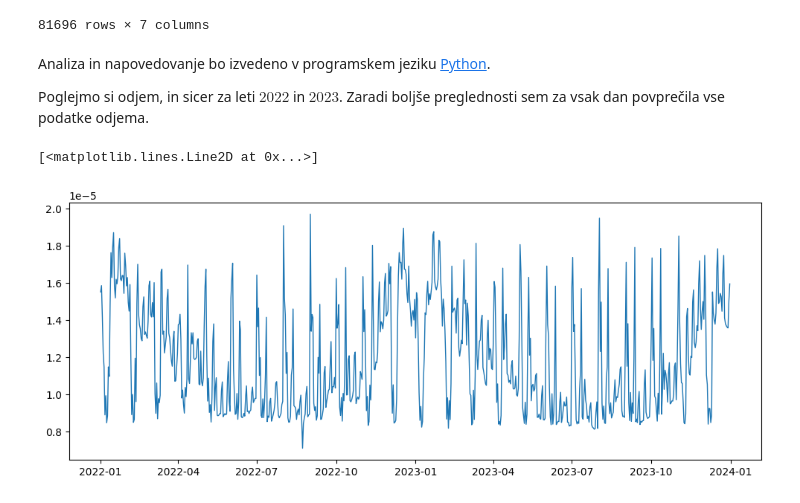
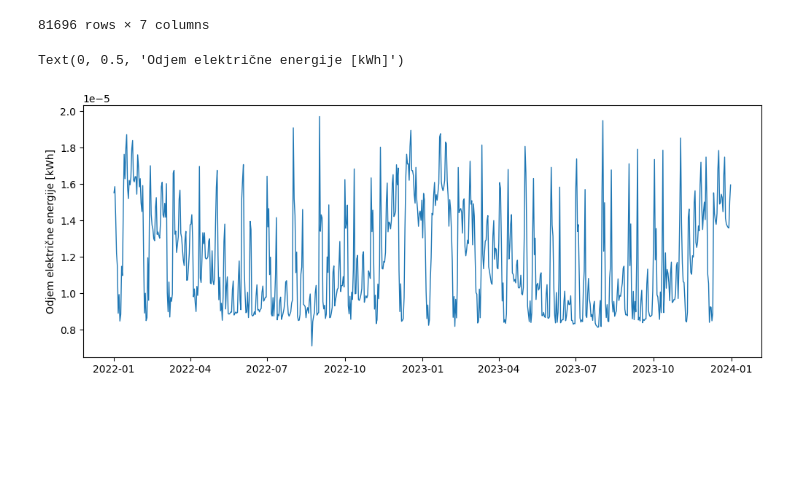
Before and after one commit to karolina-sa/Matematika-z-racunalnikom-projekt, a Jupyter notebook: kratko_porocilo.ipynb, the cells around one changed output. Saved outputs shown, nothing was run; the diff lists cells and outputs as text; code cells hidden in the pictures; blank space fills up the shorter version.

```diff
--- a/kratko_porocilo.ipynb
+++ b/kratko_porocilo.ipynb
@@ -48,17 +26,14 @@ podatki
 podatki['Year'] = podatki['DateTimeStartCET'].dt.year.astype(int)
 podatki['Dan'] = podatki['DateTimeStartCET'].dt.date
 podatki = podatki.sort_values(by=['DateTimeStartCET'])
-# %% [markdown]
-Analiza in napovedovanje bo izvedeno v programskem jeziku [Python](https://www.python.org/).
-
-Poglejmo si odjem, in sicer za leti $2022$ in $2023$. Zaradi boljše preglednosti sem za vsak dan povprečila vse podatke odjema.
 # %%
 podatki_vsota_po_dnevih = podatki.groupby(['Dan', 'Year']).mean().reset_index()
 podatki_vsota_po_dnevih = podatki_vsota_po_dnevih.sort_values(by=['Dan'])
 # %%
 plt.rcParams['figure.figsize'] = [12, 4.5]
 podatki_vsota_po_dnevih_2023_naprej = podatki_vsota_po_dnevih.loc[podatki_vsota_po_dnevih['Year'].isin([2022,2023])]
 plt.plot(podatki_vsota_po_dnevih_2023_naprej['Dan'], podatki_vsota_po_dnevih_2023_naprej['Odjem ACT'], lw=1)
+plt.ylabel('Odjem električne energije [kWh]')
 # %% [output]
-[<matplotlib.lines.Line2D at 0x...>]
+Text(0, 0.5, 'Odjem električne energije [kWh]')
-[figure, old version]
+[figure, new version]
```
Also changed, not shown: parts of 3 cells of this notebook, 11 other files.
